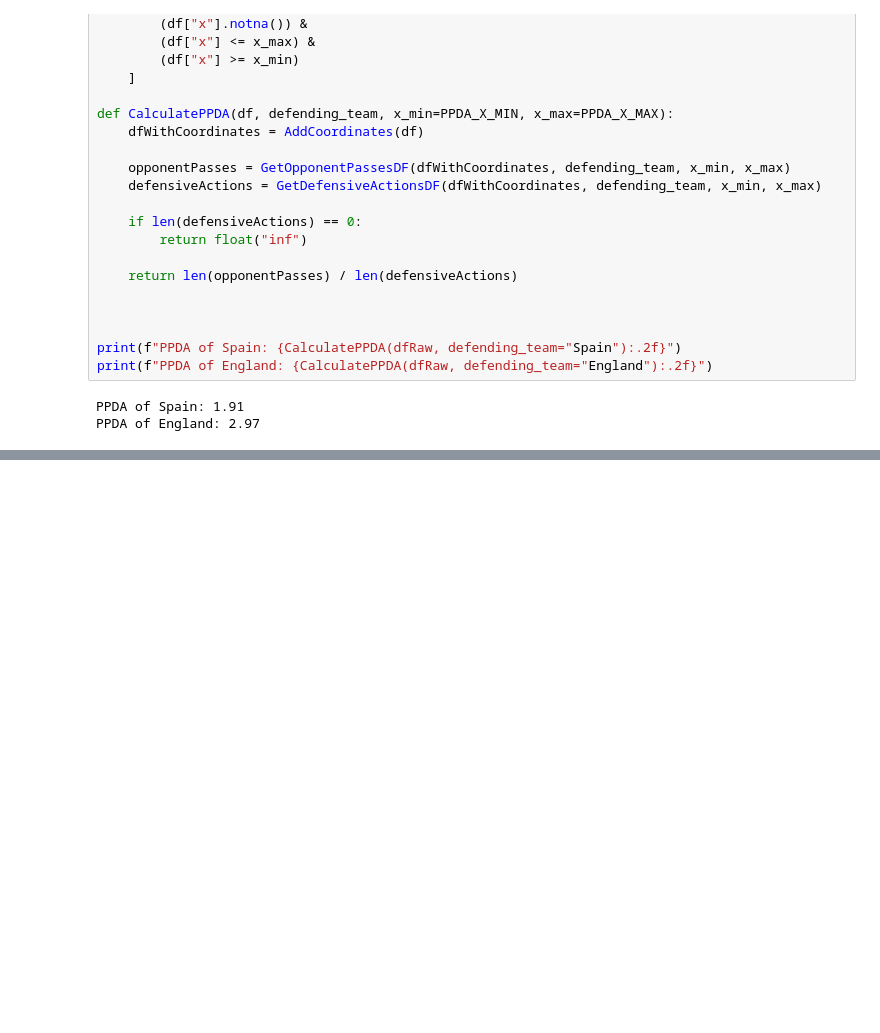
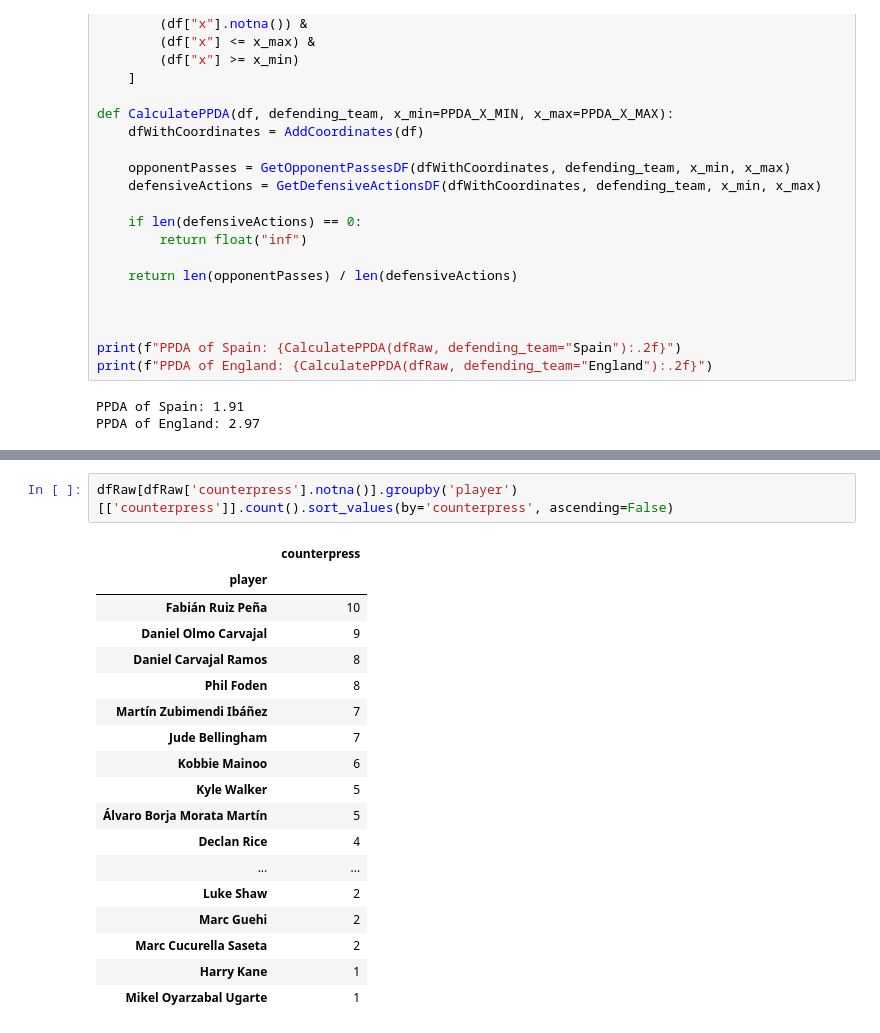
Before and after one commit to francisco-kim/footballAnalysis, a Jupyter notebook: statsbomb.ipynb, the cells around one changed output, grey strips where cells are left out. Cells and saved outputs as stored; diff of their text form; blank space fills up the shorter version.

```diff
--- a/statsbomb.ipynb
+++ b/statsbomb.ipynb
@@ -1512,0 +1559,21 @@ PPDA of England: 2.97
+# %%
+dfRaw[dfRaw['counterpress'].notna()].groupby('player')[['counterpress']].count().sort_values(by='counterpress', ascending=False)
+# %% [output]
+|  | counterpress |
+| player |  |
+| Fabián Ruiz Peña | 10 |
+| Daniel Olmo Carvajal | 9 |
+| Daniel Carvajal Ramos | 8 |
+| Phil Foden | 8 |
+| Martín Zubimendi Ibáñez | 7 |
+| Jude Bellingham | 7 |
+| Kobbie Mainoo | 6 |
+| Kyle Walker | 5 |
+| Álvaro Borja Morata Martín | 5 |
+| Declan Rice | 4 |
+| ... | ... |
+| Luke Shaw | 2 |
+| Marc Guehi | 2 |
+| Marc Cucurella Saseta | 2 |
+| Harry Kane | 1 |
+| Mikel Oyarzabal Ugarte | 1 |
```
Also changed, not shown: parts of 9 cells of this notebook.
